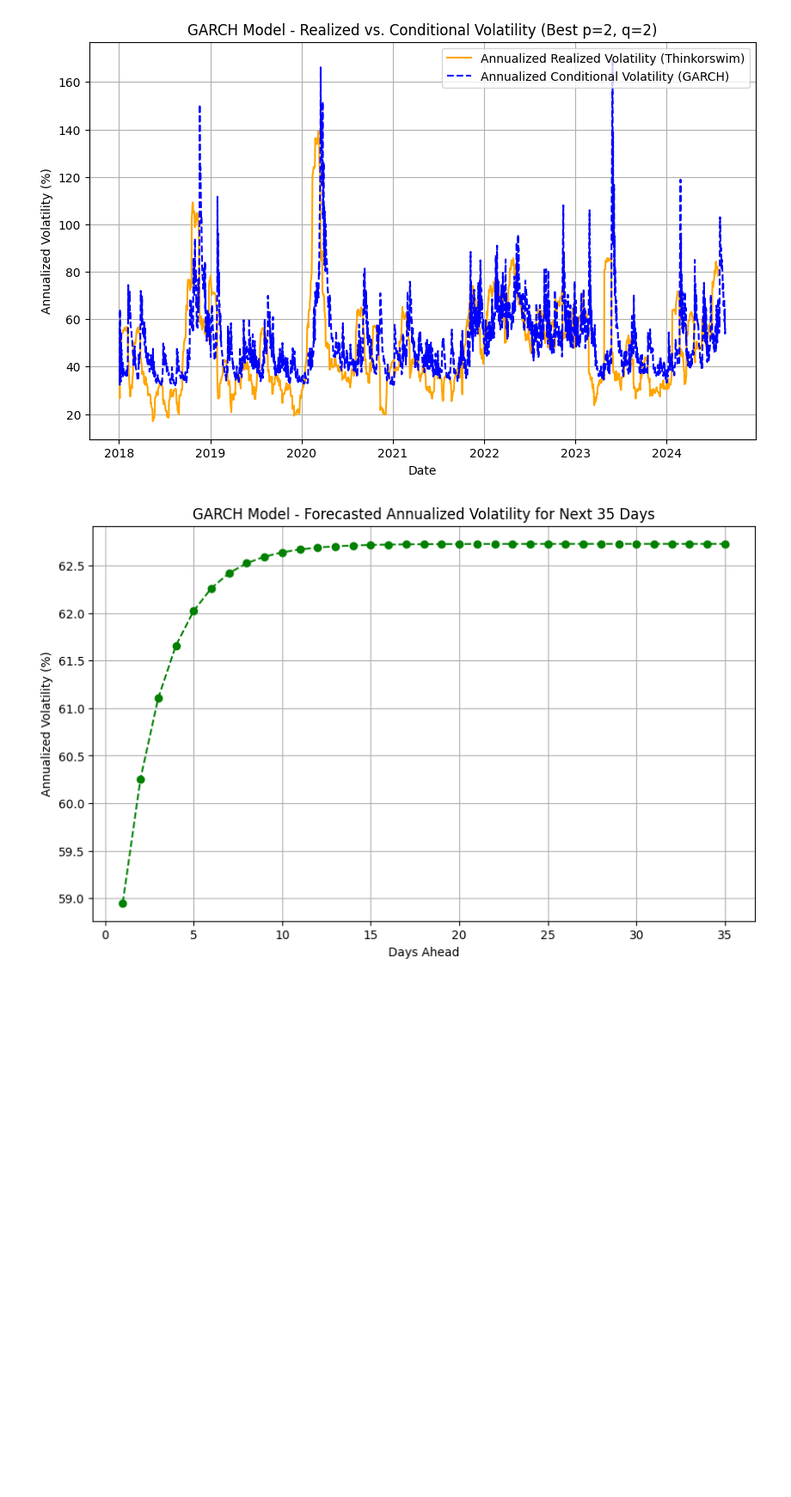
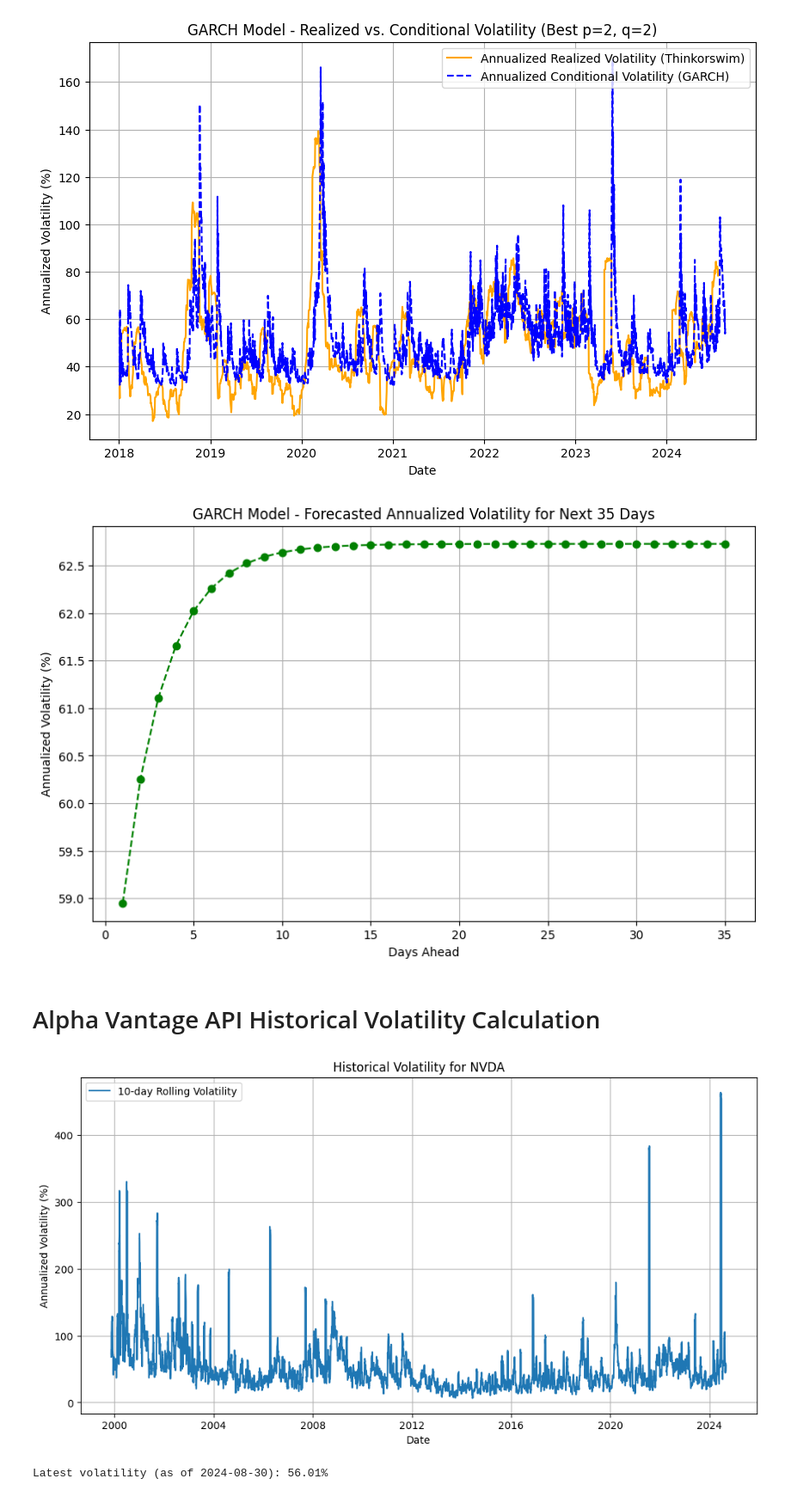
Before and after one commit to JeffreyJu8/Option-Modeling, a Jupyter notebook: garch_mle.ipynb, the cells around one changed output. Shown at 86% size. Cells and saved outputs as stored; diff of their text form; code cells hidden in the pictures; blank space fills up the shorter version.

```diff
--- a/garch_mle.ipynb
+++ b/garch_mle.ipynb
@@ -381,3 +312,55 @@ log-likelihood: 3447.0633
 <Figure size 640x480 with 0 Axes>
 [figure]
 [figure]
+# %% [markdown]
+# Alpha Vantage API Historical Volatility Calculation
+# %%
+import requests
+import pandas as pd
+import numpy as np
+import matplotlib.pyplot as plt
+
+API_KEY = 'OS7IOXZ66N83J9Y9'
+
+ticker = 'NVDA'
+
+url = f'https://www.alphavantage.co/query?function=TIME_SERIES_DAILY&symbol={ticker}&outputsize=full&apikey={API_KEY}'
+
+response = requests.get(url)
+
+if response.status_code == 200:
+    data = response.json()
+
+    if 'Time Series (Daily)' in data:
+        daily_data = data['Time Series (Daily)']
+
+        df = pd.DataFrame.from_dict(daily_data, orient='index')
+        df.index = pd.to_datetime(df.index)
+        df = df.sort_index()
+
+        df['close'] = df['4. close'].astype(float)
+        df['return'] = df['close'].pct_change()
+
+        df['volatility'] = df['return'].rolling(window=10).std() * np.sqrt(252) * 100
+
+        df = df.dropna()
+
+        plt.figure(figsize=(12, 6))
+        plt.plot(df.index, df['volatility'], label='10-day Rolling Volatility')
+        plt.title(f'Historical Volatility for {ticker}')
+        plt.xlabel('Date')
+        plt.ylabel('Annualized Volatility (%)')
+        plt.legend()
+        plt.grid(True)
+        plt.show()
+
+        print(f"Latest volatility (as of {df.index[-1].date()}): {df['volatility'].iloc[-1]:.2f}%")
+    else:
+        print("Error: Daily time series data not found in the API response.")
+        print("API Response:", data)
+else:
+    print(f"Error fetching data: {response.status_code}")
+    print(response.text)
+# %% [output]
+[figure, added]
+Latest volatility (as of 2024-08-30): 56.01%
```
Also changed, not shown: parts of 10 cells of this notebook, 4 other files.
